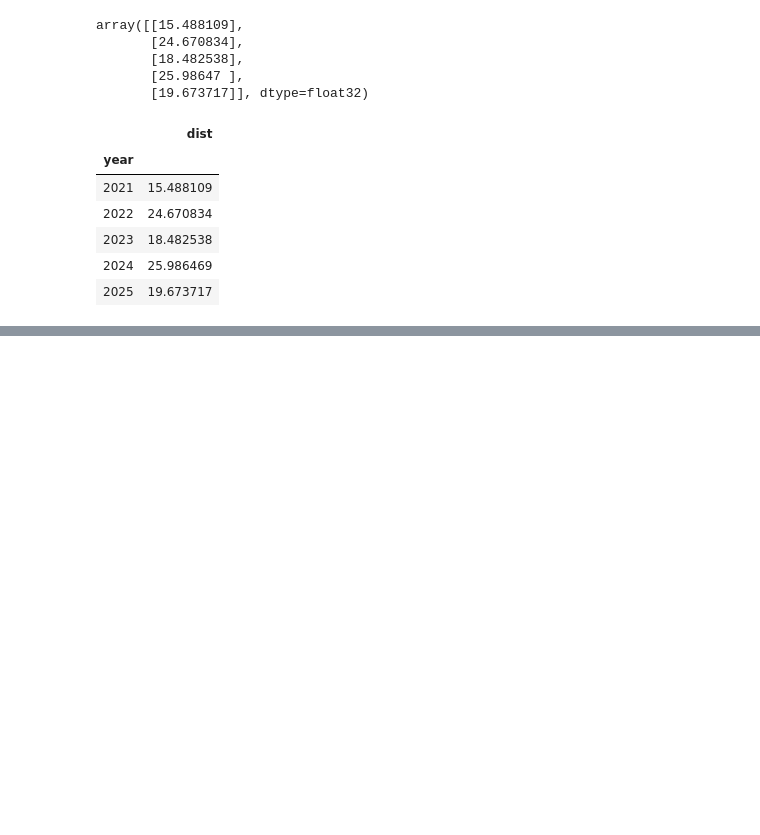
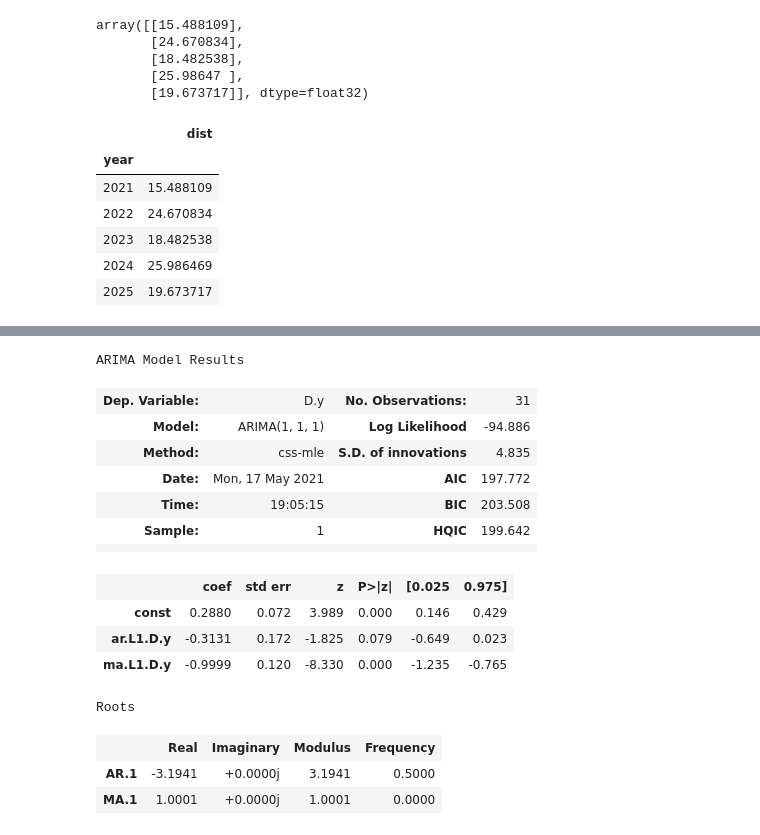
Before and after one commit to nastory/senate_votes, a Jupyter notebook: Analysis of U.S. Senate Polarization.ipynb, the cells around one changed output, grey strips where cells are left out. Cells and saved outputs as stored; diff of their text form; code cells hidden in the pictures; blank space fills up the shorter version.

```diff
--- a/Senate Votes EDA.ipynb
+++ b/Analysis of U.S. Senate Polarization.ipynb
@@ -375,0 +398,19 @@ plt.show()
+# %%
+arima.summary()
+# %% [output]
+ARIMA Model Results
+| Dep. Variable: | D.y | No. Observations: | 31 |
+| Model: | ARIMA(1, 1, 1) | Log Likelihood | -94.886 |
+| Method: | css-mle | S.D. of innovations | 4.835 |
+| Date: | Mon, 17 May 2021 | AIC | 197.772 |
+| Time: | 19:05:15 | BIC | 203.508 |
+| Sample: | 1 | HQIC | 199.642 |
+|  |  |  |  |
+|  | coef | std err | z | P>|z| | [0.025 | 0.975] |
+| const | 0.2880 | 0.072 | 3.989 | 0.000 | 0.146 | 0.429 |
+| ar.L1.D.y | -0.3131 | 0.172 | -1.825 | 0.079 | -0.649 | 0.023 |
+| ma.L1.D.y | -0.9999 | 0.120 | -8.330 | 0.000 | -1.235 | -0.765 |
+Roots
+|  | Real | Imaginary | Modulus | Frequency |
+| AR.1 | -3.1941 | +0.0000j | 3.1941 | 0.5000 |
+| MA.1 | 1.0001 | +0.0000j | 1.0001 | 0.0000 |
```
Also changed, not shown: parts of 14 cells of this notebook.
